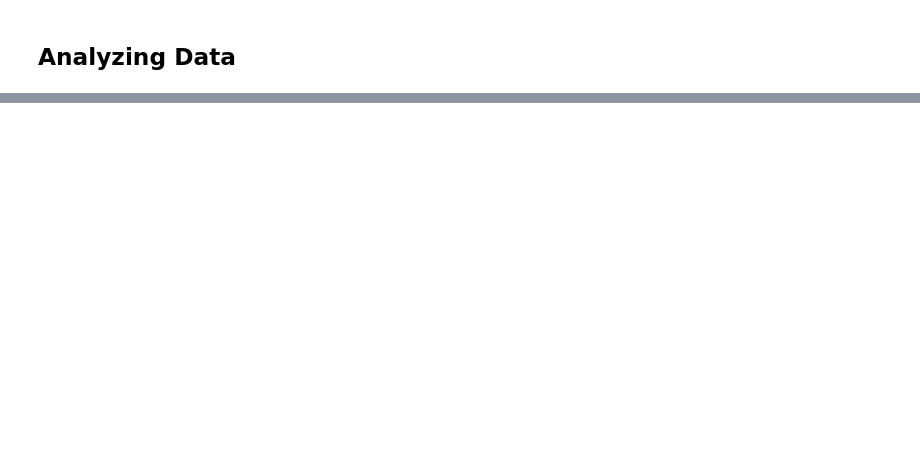
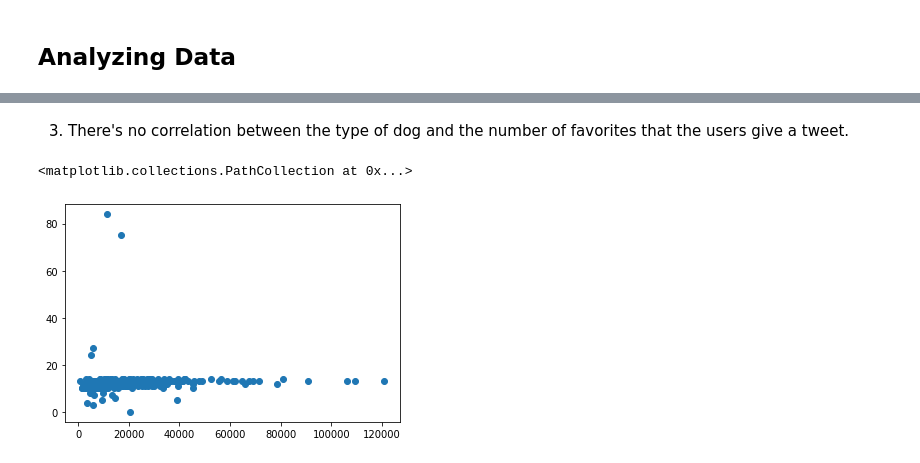
Before and after one commit to DiegoMerino28/Data-Wrangling-Project, a Jupyter notebook: notebook.ipynb, the cells around one changed output, grey strips where cells are left out. Cells and saved outputs as stored; diff of their text form; code cells hidden in the pictures; blank space fills up the shorter version.

```diff
--- a/notebook.ipynb
+++ b/notebook.ipynb
@@ -448,0 +417,9 @@ final_enhanced.groupby('dog_type').mean()
+# %% [markdown]
+3. There's no correlation between the type of dog and the number of favorites that the users give a tweet.
+# %%
+#Extract the data that has favorite count not null
+plot_enhanced = final_enhanced[final_enhanced['favorite_count'].notnull()]
+plt.scatter(y= plot_enhanced.rating_numerator, x = plot_enhanced.favorite_count, )
+# %% [output]
+<matplotlib.collections.PathCollection at 0x...>
+[figure, added]
```
Also changed, not shown: parts of 20 cells of this notebook, 3 other files.
